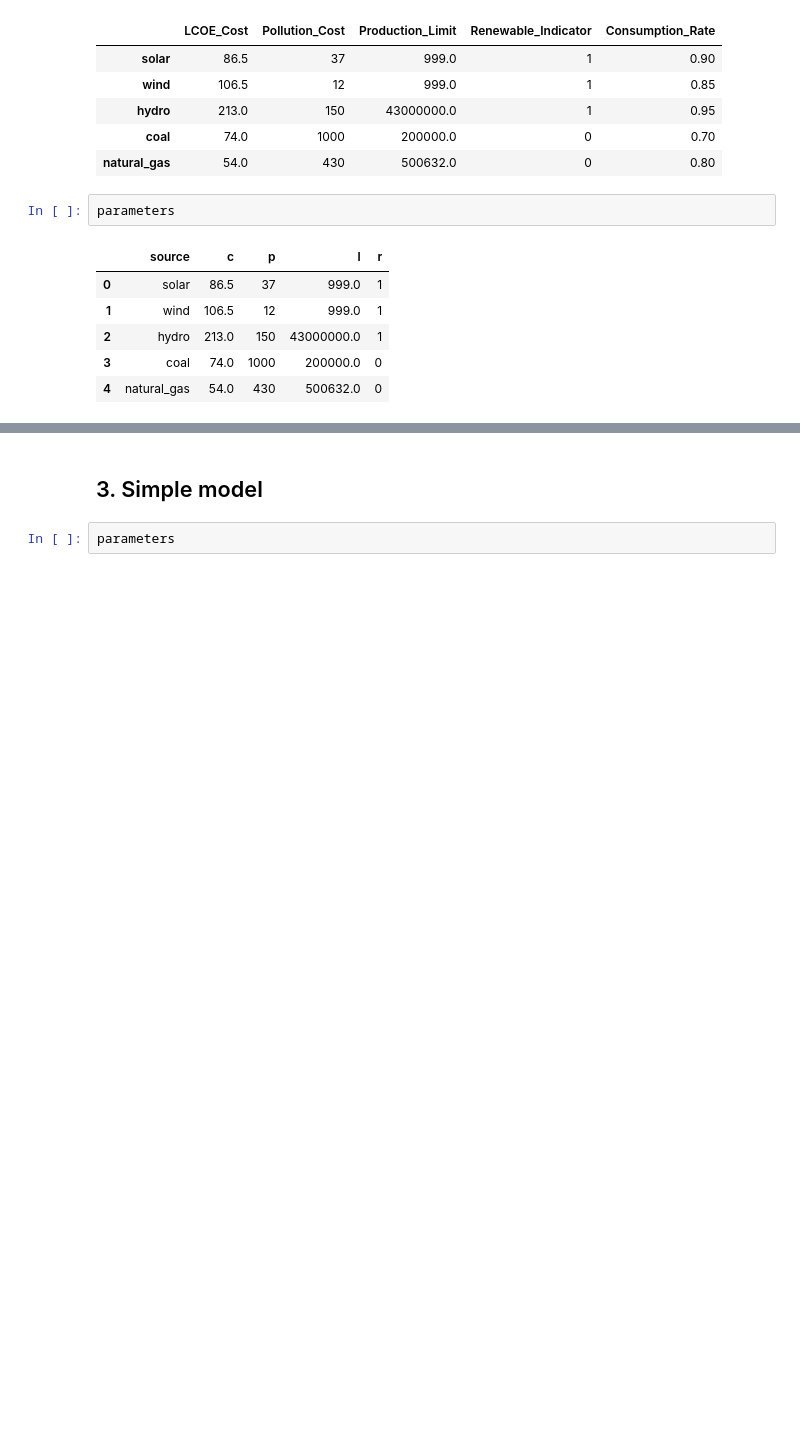
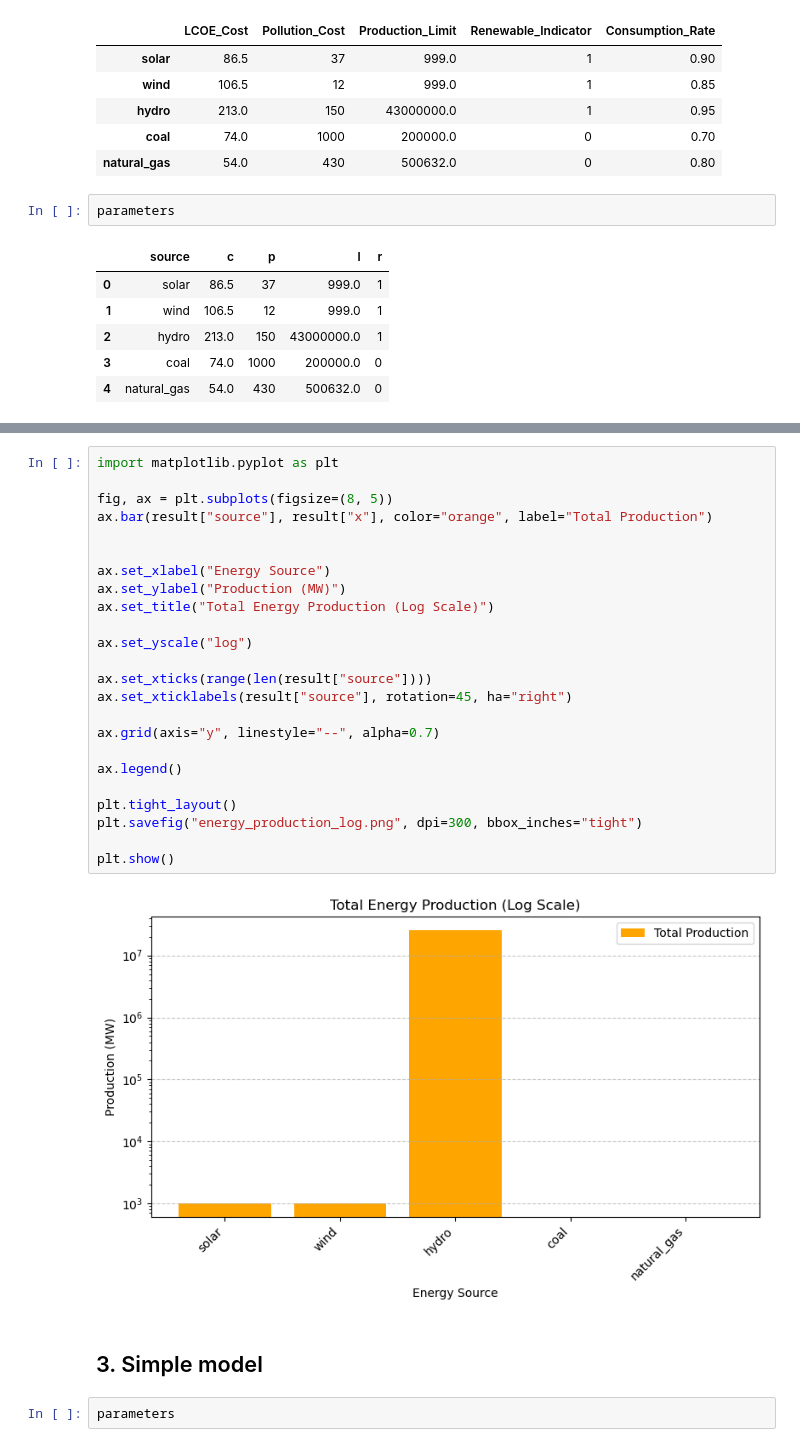
Before and after one commit to jchhong/math441-project1, a Jupyter notebook: Energy Mix Summarized.ipynb, the cells around one changed output, grey strips where cells are left out. Drawn from its saved outputs; the diff is of its cells as text; blank space fills up the shorter version.

Commit message:
visualization

```diff
--- a/Energy Mix Summarized.ipynb
+++ b/Energy Mix Summarized.ipynb
@@ -128,3 +127,29 @@ result
+# %%
+import matplotlib.pyplot as plt
+
+fig, ax = plt.subplots(figsize=(8, 5))
+ax.bar(result["source"], result["x"], color="orange", label="Total Production")
+
+
+ax.set_xlabel("Energy Source")
+ax.set_ylabel("Production (MW)")
+ax.set_title("Total Energy Production (Log Scale)")
+
+ax.set_yscale("log")
+
+ax.set_xticks(range(len(result["source"])))
+ax.set_xticklabels(result["source"], rotation=45, ha="right")
+
+ax.grid(axis="y", linestyle="--", alpha=0.7)
+
+ax.legend()
+
+plt.tight_layout()
+plt.savefig("energy_production_log.png", dpi=300, bbox_inches="tight")
+
+plt.show()
+# %% [output]
+[figure, added]
 # %% [markdown]
 ## 3. Simple model
 # %%
```
Also changed, not shown: parts of 12 cells of this notebook.
